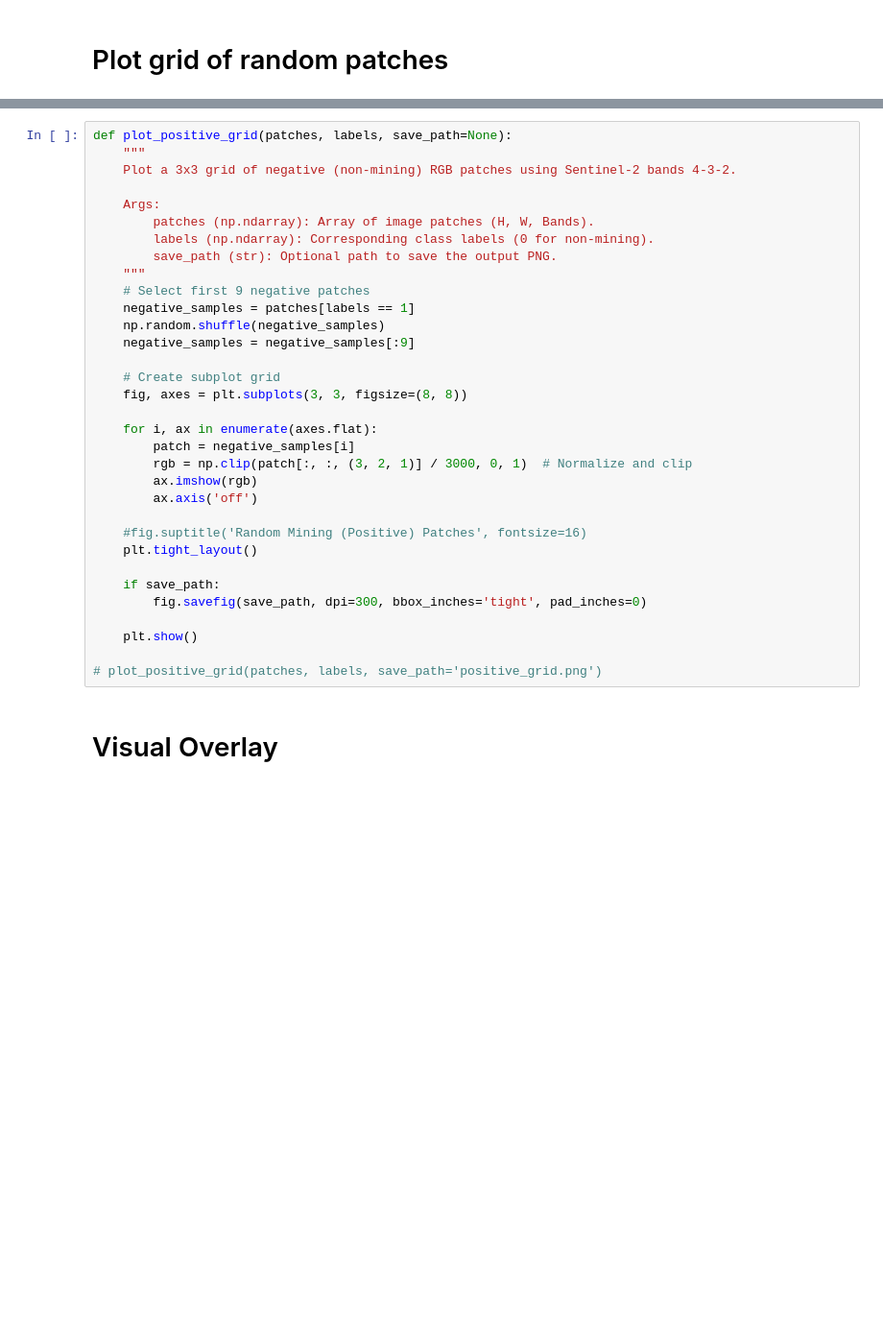
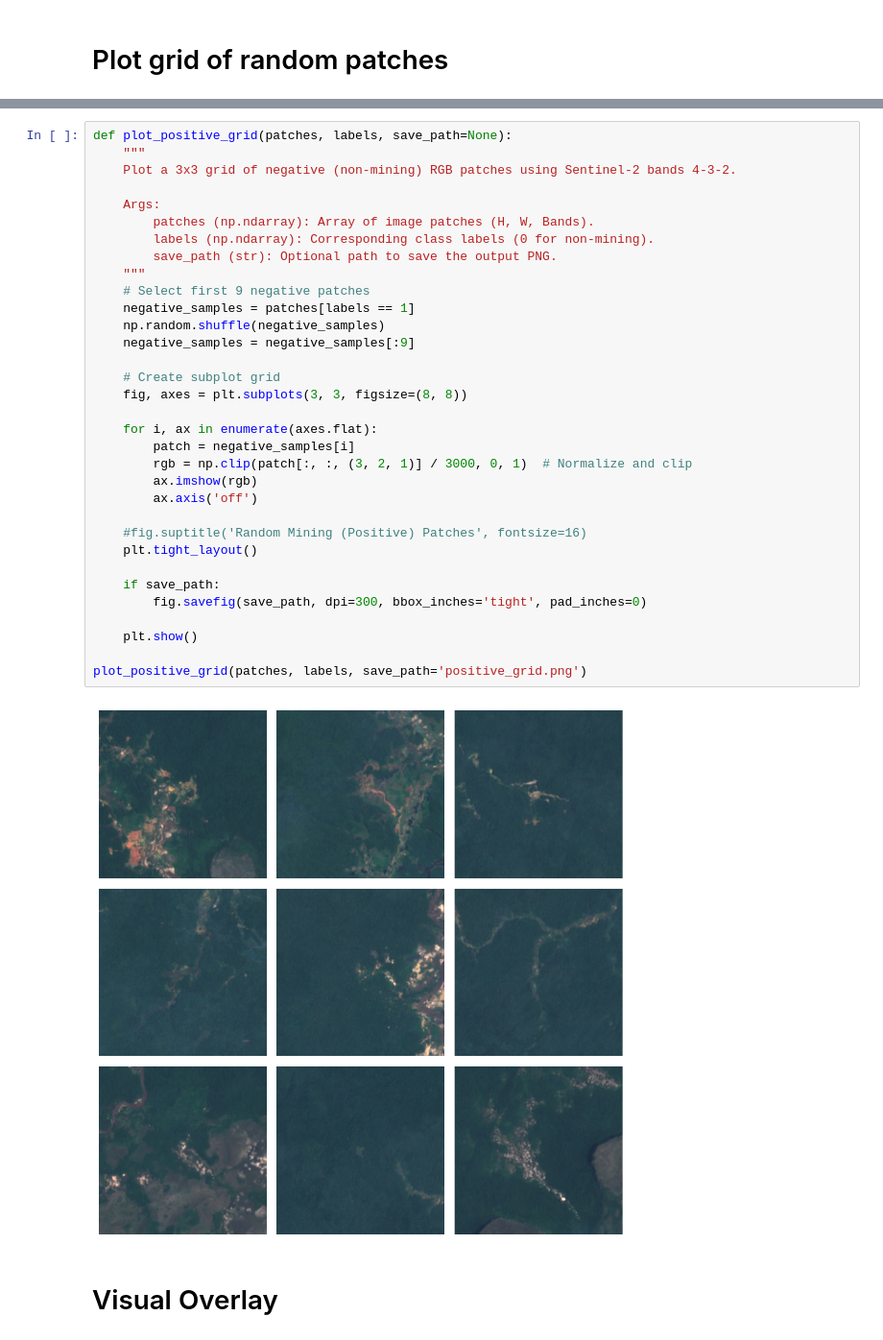
Before and after one commit to selmadissing/ASGM-Detector, a Jupyter notebook: gee/get_training_data_random_negatives.ipynb, the cells around one changed output, grey strips where cells are left out. Shown at 96% size. Saved outputs shown, nothing was run; the diff lists cells and outputs as text; blank space fills up the shorter version.

```diff
--- a/gee/get_training_data_random_negatives.ipynb
+++ b/gee/get_training_data_random_negatives.ipynb
@@ -270,34 +383,36 @@ def plot_positive_grid(patches, labels, save_path=None):
     """
     Plot a 3x3 grid of negative (non-mining) RGB patches using Sentinel-2 bands 4-3-2.
 
     Args:
         patches (np.ndarray): Array of image patches (H, W, Bands).
         labels (np.ndarray): Corresponding class labels (0 for non-mining).
         save_path (str): Optional path to save the output PNG.
     """
     # Select first 9 negative patches
     negative_samples = patches[labels == 1]
     np.random.shuffle(negative_samples)
     negative_samples = negative_samples[:9]
 
     # Create subplot grid
     fig, axes = plt.subplots(3, 3, figsize=(8, 8))
 
     for i, ax in enumerate(axes.flat):
         patch = negative_samples[i]
         rgb = np.clip(patch[:, :, (3, 2, 1)] / 3000, 0, 1)  # Normalize and clip
         ax.imshow(rgb)
         ax.axis('off')
 
     #fig.suptitle('Random Mining (Positive) Patches', fontsize=16)
     plt.tight_layout()
 
     if save_path:
         fig.savefig(save_path, dpi=300, bbox_inches='tight', pad_inches=0)
 
     plt.show()
 
-# plot_positive_grid(patches, labels, save_path='positive_grid.png')
+plot_positive_grid(patches, labels, save_path='positive_grid.png')
+# %% [output]
+[figure, added]
 # %% [markdown]
 # Visual Overlay
 # %%
```
Also changed, not shown: parts of 14 cells of this notebook, 5 other files.
